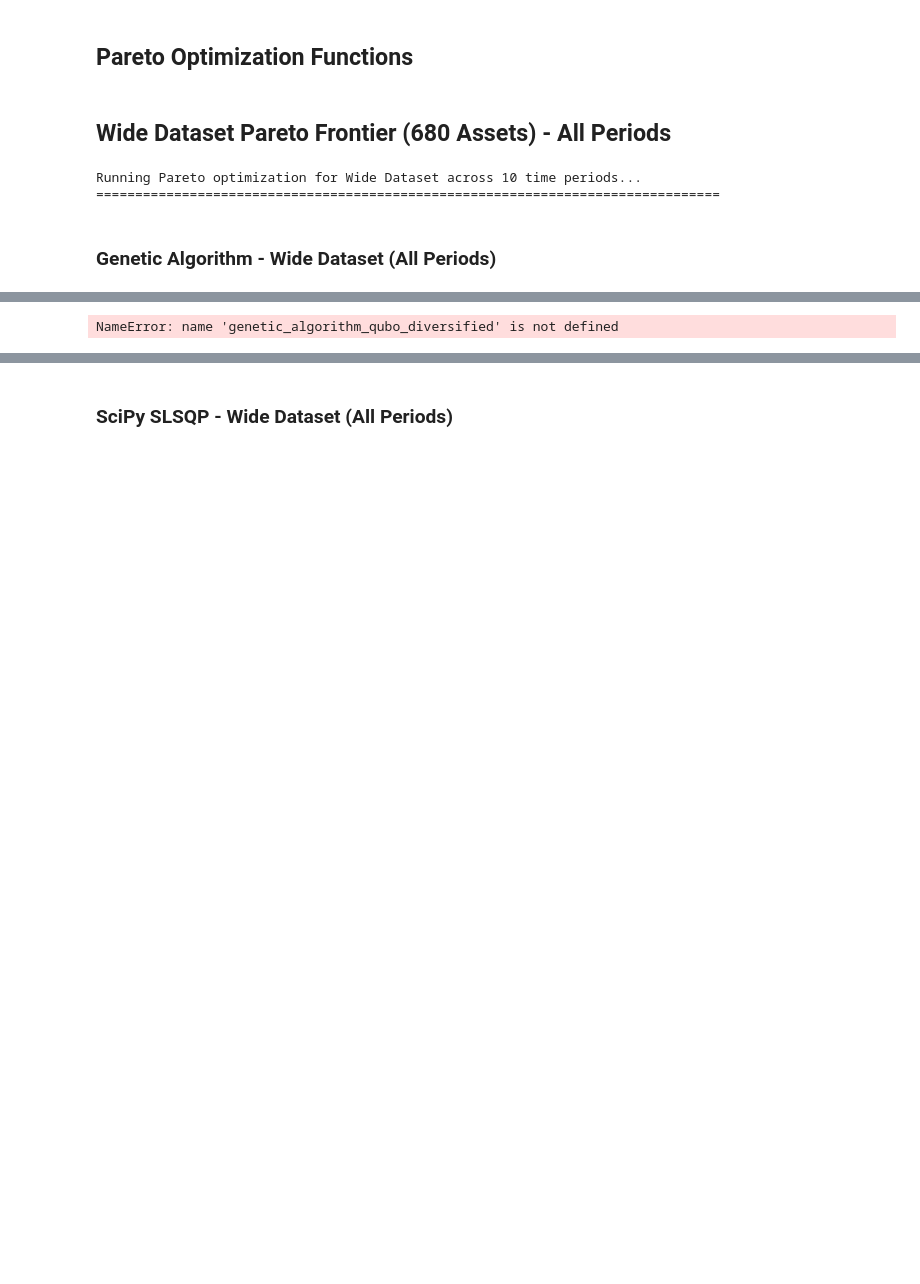
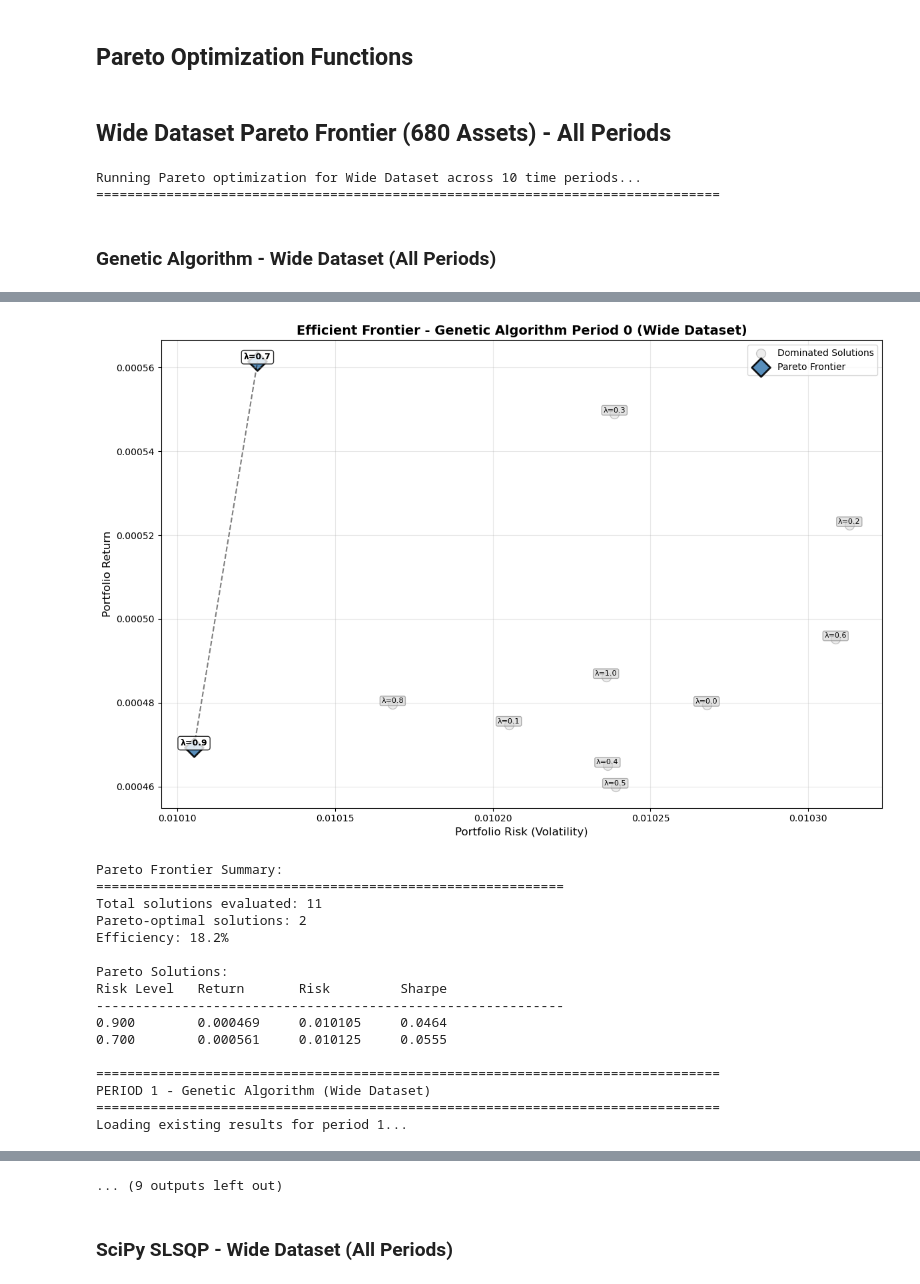
Before and after one commit to bvcmartins/quantum_portfolio, a Jupyter notebook: src/pareto_optimization/pareto_optimization.ipynb, the cells around one changed output, grey strips where cells are left out. Saved outputs shown, nothing was run; the diff lists cells and outputs as text; code cells hidden in the pictures; blank space fills up the shorter version.

Commit message:
working version of pareto optimization for qubo

```diff
--- a/src/pareto_optimization/pareto_optimization.ipynb
+++ b/src/pareto_optimization/pareto_optimization.ipynb
@@ -44,4 +44,8 @@ logger.setLevel(msg_level)
 benchmark_path = '../../data/benchmark_gspc.pkl'
 source_path = '../../data/stocks_adjclose.pkl'
 source_path_extended = '../../data/etfs_close.pkl'
-results_base_path = '../../results/pareto_optimization_diversified/'
+results_base_path = '../../results/pareto_optimization/'
+
+# Create results directory if it doesn't exist
+os.makedirs(results_base_path, exist_ok=True)
+print(f"Results will be saved to: {results_base_path}")
@@ -111,8 +117,8 @@ parameters = {
     "budget": 1_000_000,
     "days_to_avg": 30,  # 30-day averaging period
     "days_to_opt": 30,   # 30-day optimization/testing period
-    # Risk levels for Pareto frontier exploration
-    "risk_levels": [0.05, 0.1, 0.2, 0.3, 0.5, 0.7, 1.0, 1.5, 2.0, 3.0]
+    # Risk levels for Pareto frontier exploration - lambda from 0 to 1 with steps of 0.1
+    "risk_levels": [i/10 for i in range(11)]  # [0.0, 0.1, 0.2, ..., 1.0]
 }
 
 print(f"Optimization Parameters:")
@@ -240,39 +298,21 @@ Running Pareto optimization for Wide Dataset across 10 time periods...
 ### Genetic Algorithm - Wide Dataset (All Periods)
 # %%
 for period in range(parameters['n_periods']):
-    print(f"\n{'='*80}")
-    print(f"PERIOD {period} - Genetic Algorithm (Wide Dataset)")
-    print(f"{'='*80}")
-
-    results_path = results_base_path + f'pareto_wide_ga_period_{period}.pkl'
-
-    if not os.path.exists(results_path):
-        # Get period data
-        df_avg, df_opt, df_b_avg, df_b_opt = get_period_data(
-            source_wide, benchmark, period,
-            days_to_avg=parameters['days_to_avg'],
-            days_to_opt=parameters['days_to_opt']
-        )
-        print(f"Averaging period: {df_avg.index[0]} to {df_avg.index[-1]}")
-        print(f"Optimization period: {df_opt.index[0]} to {df_opt.index[-1]}")
-
-        # Run Pareto sweep on averaging data with diversified QUBO
-        results = pareto_sweep(
-            df_avg,
-            genetic_algorithm_qubo_diversified,
-            parameters['risk_levels'],
-            population_size=parameters['population_size'],
-            num_generations=parameters['num_generations'],
-            mutation_rate=parameters['mutation_rate'],
-            elitism=parameters['elitism'],
-            budget=parameters['budget']
-        )
-        write_pickle_dict(results, results_path)
-    else:
-        print(f"Loading existing results for period {period}...")
-        results = read_pickle_dict(results_path)
-
-    all_periods_results_wide['genetic_algorithm'][period] = results
+    run_pareto_optimization_period(
+        period=period,
+        solver_name='Genetic Algorithm',
+        solver_key='ga',
+        optimization_function=genetic_algorithm_qubo,
+        data=source_wide,
+        benchmark=benchmark,
+        results_dict=all_periods_results_wide['genetic_algorithm'],
+        parameters=parameters,
+        results_base_path=results_base_path,
+        population_size=parameters['population_size'],
+        num_generations=parameters['num_generations'],
+        mutation_rate=parameters['mutation_rate'],
+        elitism=parameters['elitism']
+    )
 
 print(f"\n{'='*80}")
 print("Genetic Algorithm - Wide Dataset Complete")
@@ -286 +325,17 @@ Optimization period: 2018-04-17 00:00:00 to 2018-05-29 00:00:00
+[figure, added]
-NameError: name 'genetic_algorithm_qubo_diversified' is not defined
+Pareto Frontier Summary:
+============================================================
+Total solutions evaluated: 11
+Pareto-optimal solutions: 2
+Efficiency: 18.2%
+
+Pareto Solutions:
+Risk Level   Return       Risk         Sharpe
+------------------------------------------------------------
+0.900        0.000469     0.010105     0.0464
+0.700        0.000561     0.010125     0.0555
+
+================================================================================
+PERIOD 1 - Genetic Algorithm (Wide Dataset)
+================================================================================
+Loading existing results for period 1...
@@ -287,3 +417,4 @@ NameError: name 'genetic_algorithm_qubo_diversified' is not defined
+... (9 outputs left out)
 # %% [markdown]
 ### SciPy SLSQP - Wide Dataset (All Periods)
 # %%
```
Also changed, not shown: parts of 10 cells of this notebook, 1 other file.
